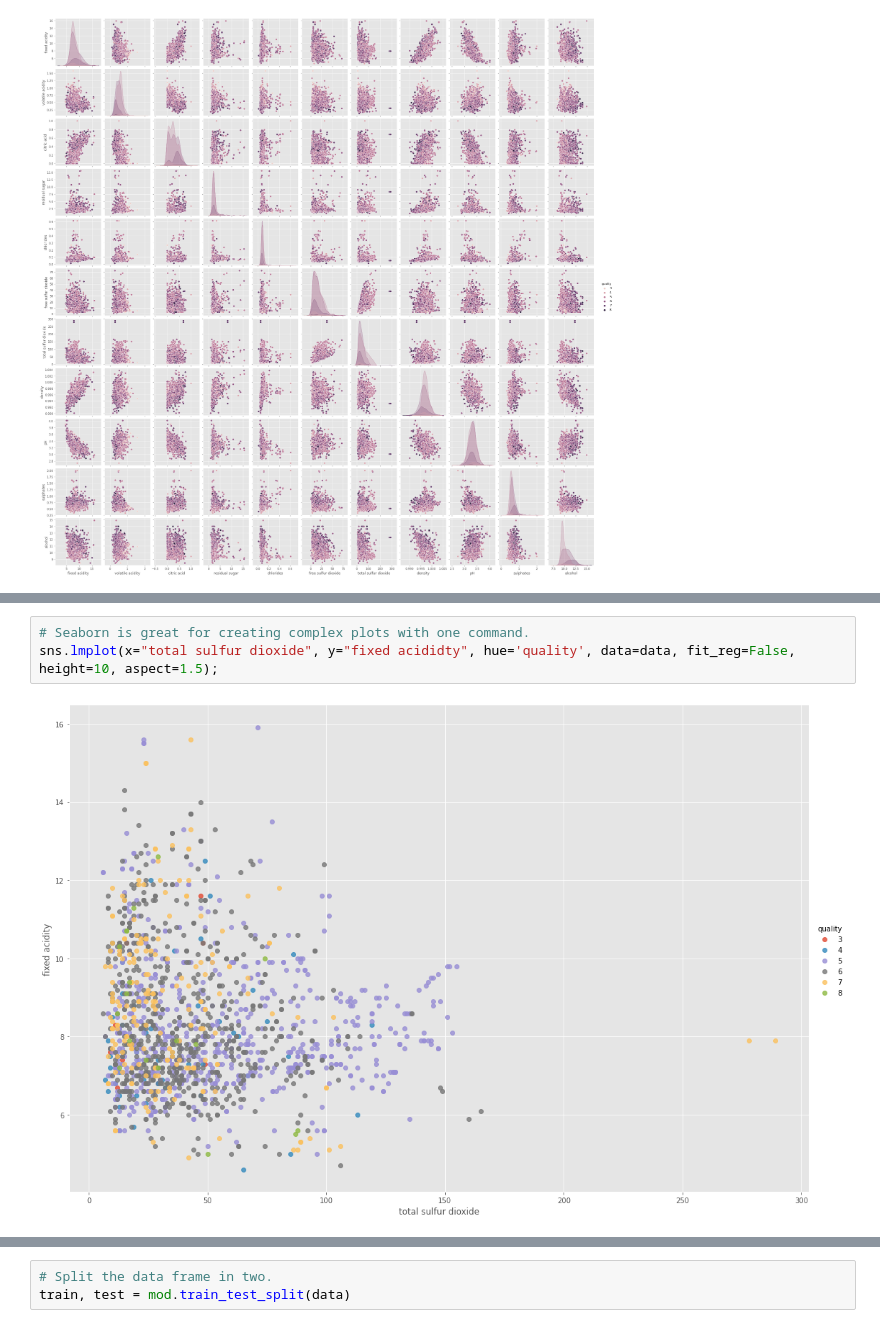
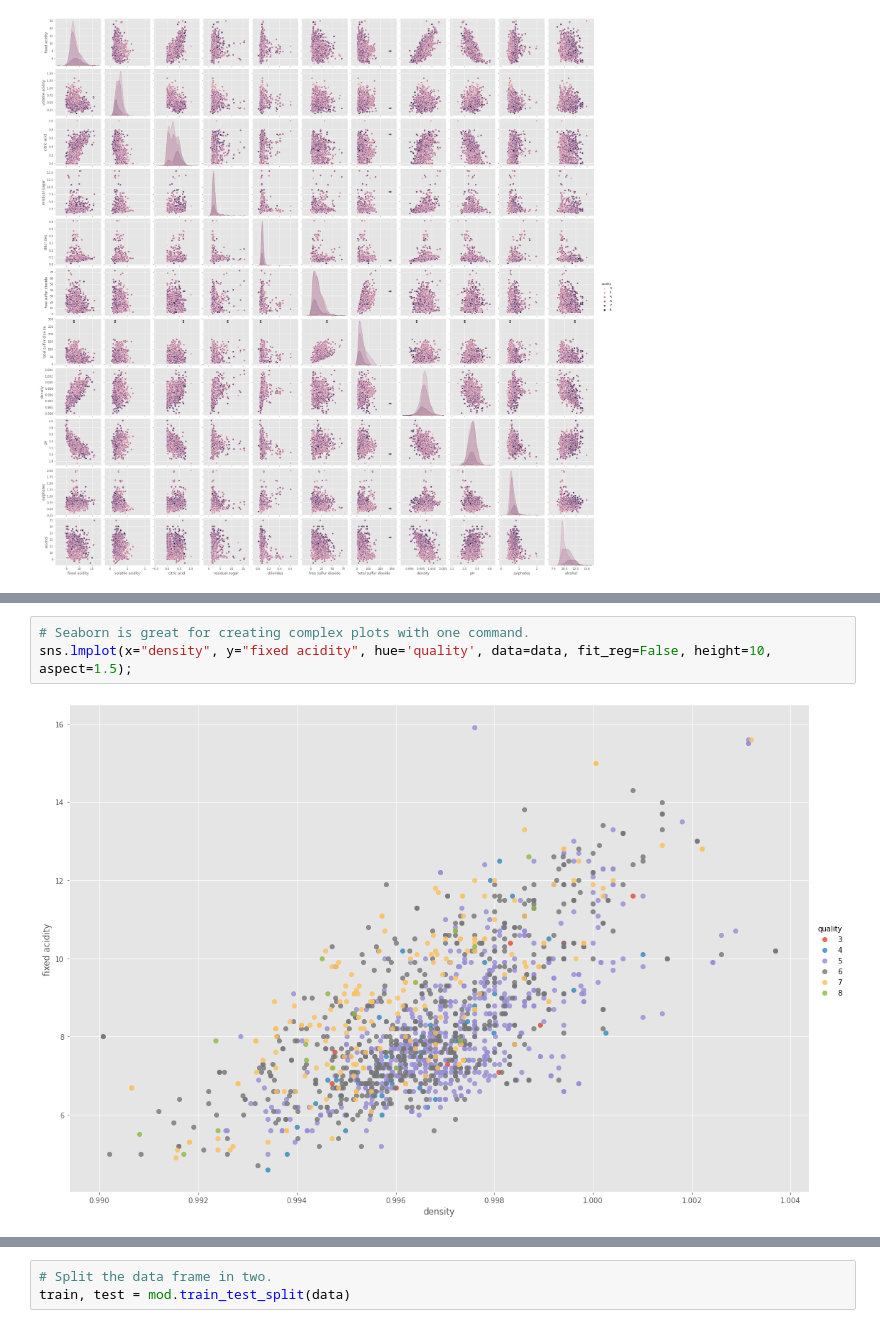
Before and after one commit to johngroves1/testing-scikit, a Jupyter notebook: Classification.ipynb, the cells around one changed output, grey strips where cells are left out. Saved outputs shown, nothing was run; the diff lists cells and outputs as text.

```diff
--- a/Classification.ipynb
+++ b/Classification.ipynb
@@ -79,7 +79,7 @@ ax.set_ylabel('total sulfur dioxide');
 # %%
 # Seaborn is great for creating complex plots with one command.
-sns.lmplot(x="total sulfur dioxide", y="fixed acididty", hue='quality', data=data, fit_reg=False, height=10, aspect=1.5);
+sns.lmplot(x="density", y="fixed acidity", hue='quality', data=data, fit_reg=False, height=10, aspect=1.5);
 # %% [output]
-[figure, old version]
+[figure, new version]
 # %%
 # Segregate the data.
```
Also changed, not shown: parts of 17 cells of this notebook.
